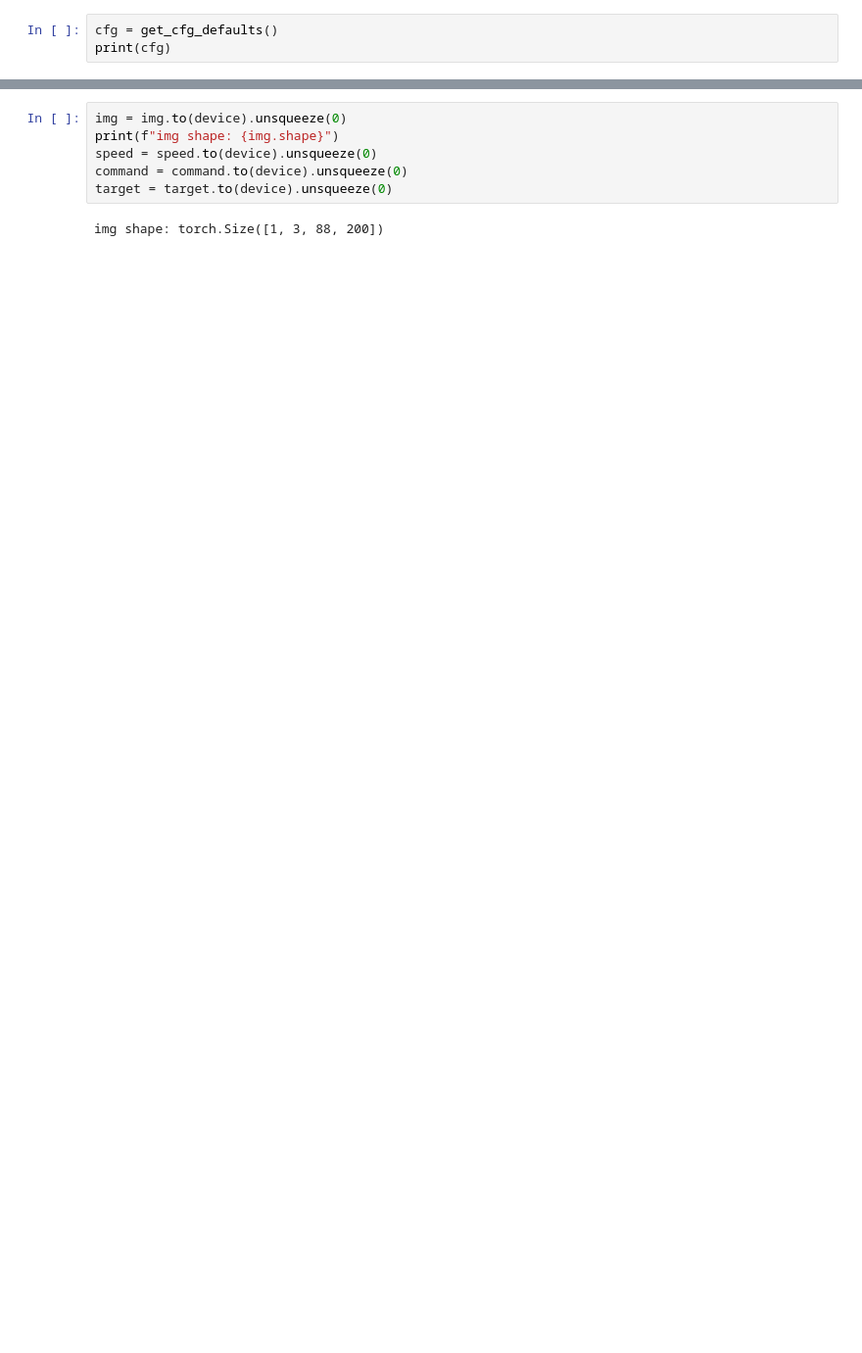
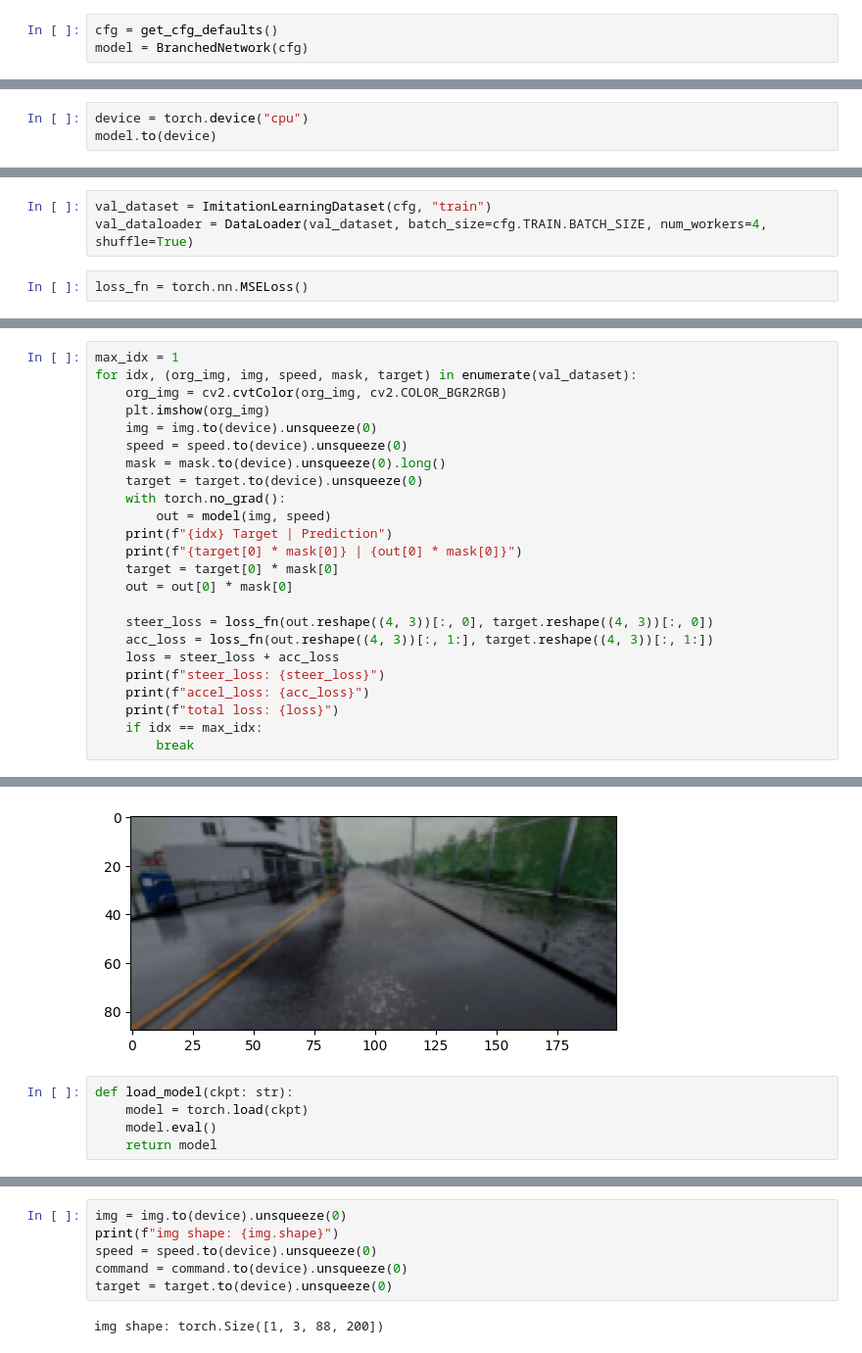
Before and after one commit to johanngerberding/carla-agent-imitation-learning, a Jupyter notebook: debug.ipynb, the cells around one changed output, grey strips where cells are left out. Shown at 98% size. Cells and saved outputs as stored; diff of their text form; blank space fills up the shorter version.

Commit message:
second network and transforms

```diff
--- a/debug.ipynb
+++ b/debug.ipynb
@@ -8,3 +10,3 @@ from config import get_cfg_defaults
 # %%
 cfg = get_cfg_defaults()
-print(cfg)
+model = BranchedNetwork(cfg)
@@ -28,0 +13,3 @@ VAL:
+# %%
+device = torch.device("cpu")
+model.to(device)
@@ -28,0 +34,5 @@ VAL:
+# %%
+val_dataset = ImitationLearningDataset(cfg, "train")
+val_dataloader = DataLoader(val_dataset, batch_size=cfg.TRAIN.BATCH_SIZE, num_workers=4, shuffle=True)
+# %%
+loss_fn = torch.nn.MSELoss()
@@ -28,0 +77,25 @@ VAL:
+# %%
+max_idx = 1
+for idx, (org_img, img, speed, mask, target) in enumerate(val_dataset):
+    org_img = cv2.cvtColor(org_img, cv2.COLOR_BGR2RGB)
+    plt.imshow(org_img)
+    img = img.to(device).unsqueeze(0)
+    speed = speed.to(device).unsqueeze(0)
+    mask = mask.to(device).unsqueeze(0).long()
+    target = target.to(device).unsqueeze(0)
+    with torch.no_grad():
+        out = model(img, speed)
+    print(f"{idx} Target | Prediction")
+    print(f"{target[0] * mask[0]} | {out[0] * mask[0]}")
+    target = target[0] * mask[0]
+    out = out[0] * mask[0]
+
+    steer_loss = loss_fn(out.reshape((4, 3))[:, 0], target.reshape((4, 3))[:, 0])
+    acc_loss = loss_fn(out.reshape((4, 3))[:, 1:], target.reshape((4, 3))[:, 1:])
+    loss = steer_loss + acc_loss
+    print(f"steer_loss: {steer_loss}")
+    print(f"accel_loss: {acc_loss}")
+    print(f"total loss: {loss}")
+    if idx == max_idx:
+        break
+# %% [output]
@@ -28,0 +116,6 @@ VAL:
+[figure, added]
+# %%
+def load_model(ckpt: str):
+    model = torch.load(ckpt)
+    model.eval()
+    return model
```
Also changed, not shown: parts of 25 cells of this notebook, 6 other files.
